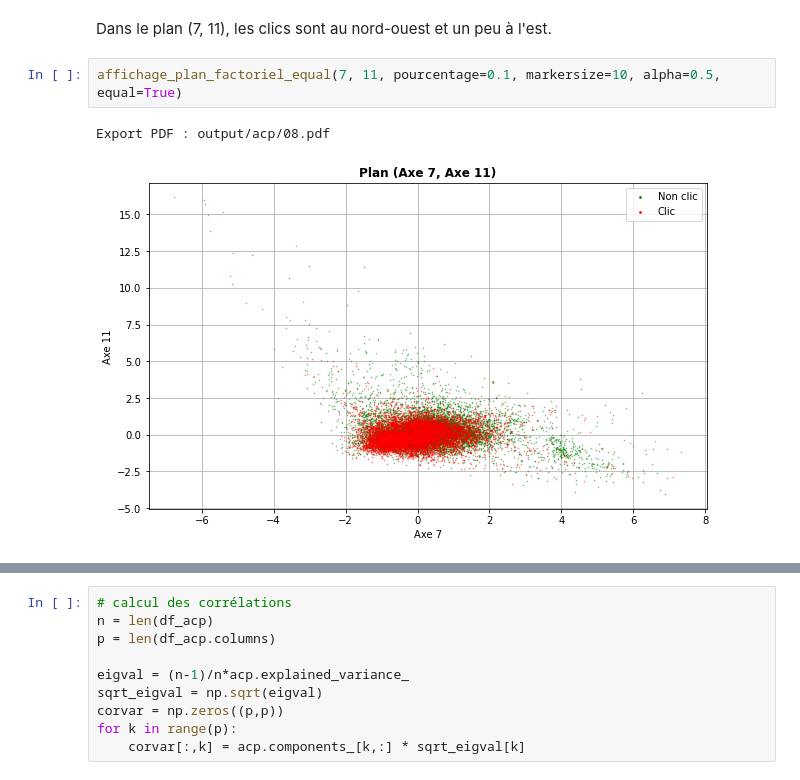
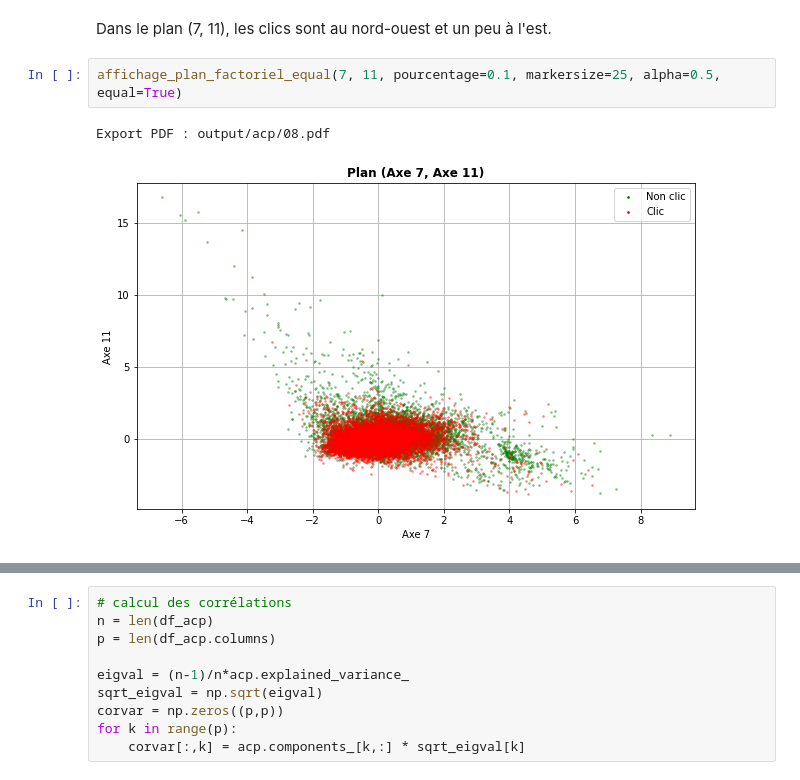
Before and after one commit to baptiste-pasquier/statapp, a Jupyter notebook: acp.ipynb, the cells around one changed output, grey strips where cells are left out. Cells and saved outputs as stored; diff of their text form.

```diff
--- a/acp.ipynb
+++ b/acp.ipynb
@@ -232,7 +236,7 @@ Export PDF : output/acp/07.pdf
 # %% [markdown]
 Dans le plan (7, 11), les clics sont au nord-ouest et un peu à l'est.
 # %%
-affichage_plan_factoriel_equal(7, 11, pourcentage=0.1, markersize=10, alpha=0.5, equal=True)
+affichage_plan_factoriel_equal(7, 11, pourcentage=0.1, markersize=25, alpha=0.5, equal=True)
 # %% [output]
 Export PDF : output/acp/08.pdf
-[figure, old version]
+[figure, new version]
```
Also changed, not shown: parts of 20 cells of this notebook, 20 other files.
